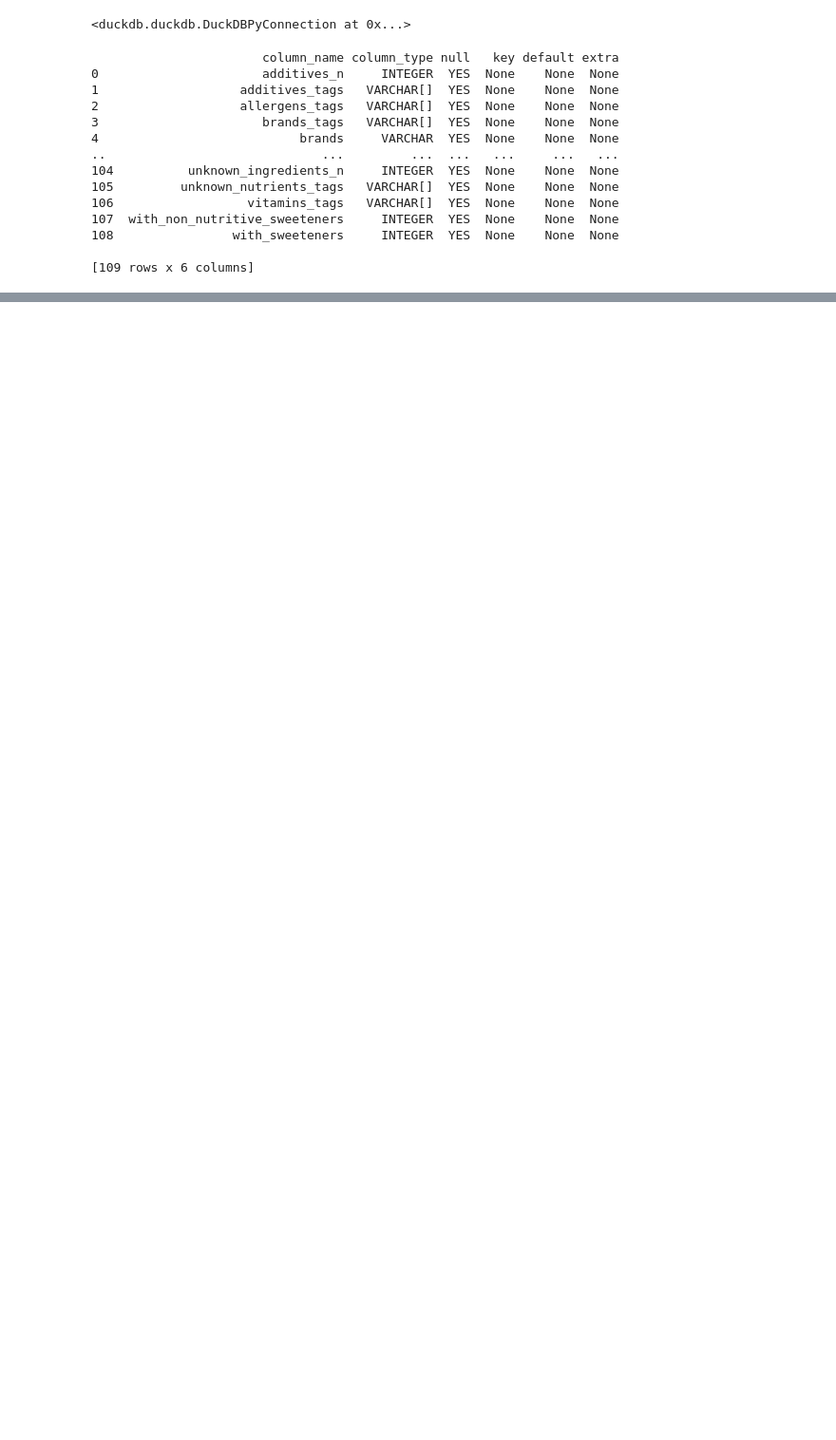
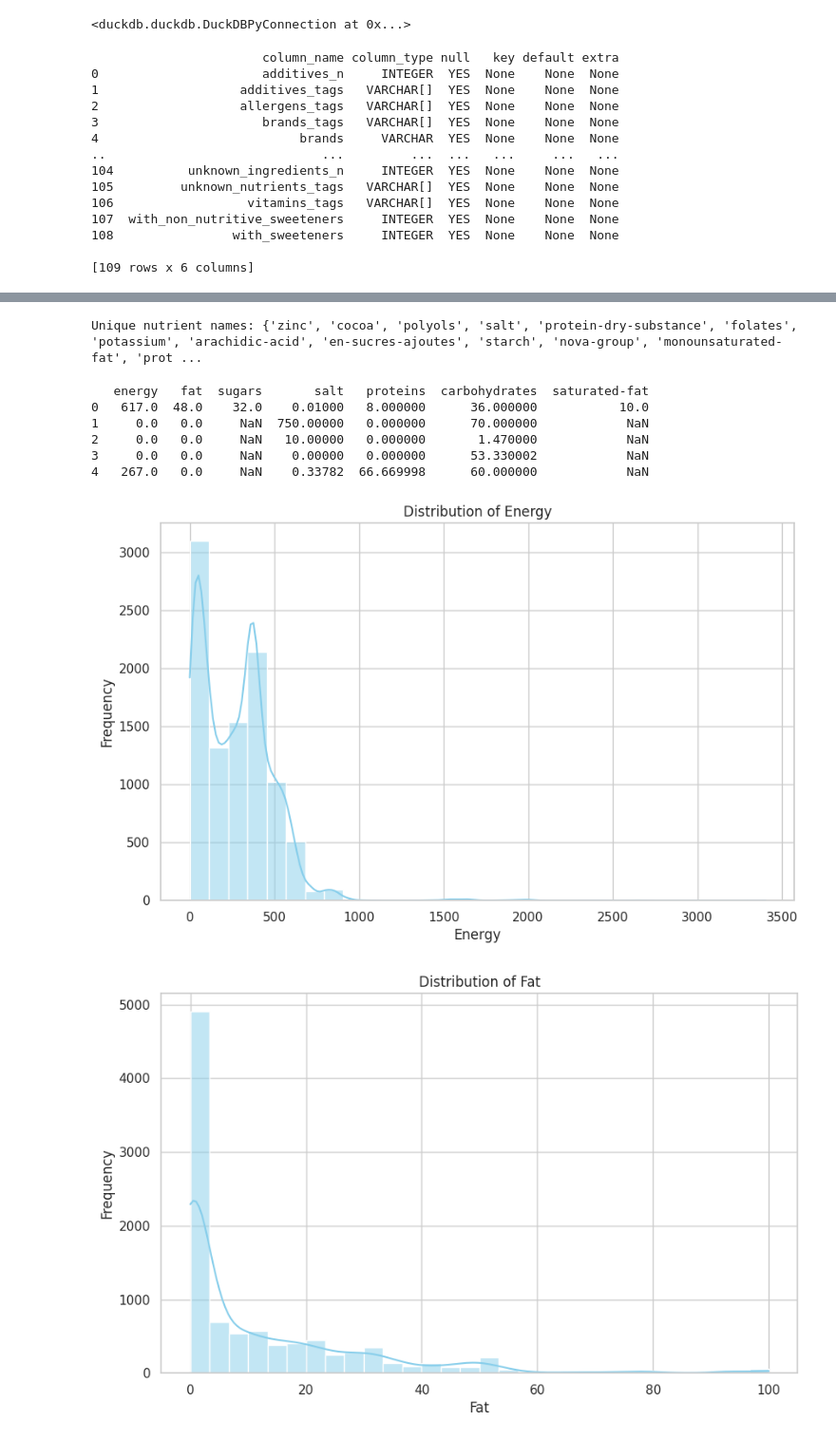
Before and after one commit to souro/FoodDataFusion, a Jupyter notebook: Task1-EDA/EDA.ipynb, the cells around one changed output, grey strips where cells are left out. Shown at 95% size. Cells and saved outputs as stored; diff of their text form; code cells hidden in the pictures; blank space fills up the shorter version.

```diff
--- a/Task1-EDA/EDA.ipynb
+++ b/Task1-EDA/EDA.ipynb
@@ -369,0 +231,49 @@ Name: images, dtype: float64
+# %%
+import numpy as np
+all_nutrient_names = set()
+for nutriments in df['nutriments']:
+    if isinstance(nutriments, (list, np.ndarray)):
+        for item in nutriments:
+            if isinstance(item, dict) and 'name' in item:
+                all_nutrient_names.add(item['name'])
+print(f"Unique nutrient names: {all_nutrient_names}")
+# %% [output]
+Unique nutrient names: {'zinc', 'cocoa', 'polyols', 'salt', 'protein-dry-substance', 'folates', 'potassium', 'arachidic-acid', 'en-sucres-ajoutes', 'starch', 'nova-group', 'monounsaturated-fat', 'prot ...
+# %%
+def extract_nutrient(nutriments, nutrient_name):
+  if isinstance(nutriments, (list, np.ndarray)):
+      for item in nutriments:
+          if isinstance(item, dict) and item.get('name') == nutrient_name:
+              return item.get('value')
+  return None
+
+key_nutrients = ['energy', 'fat', 'sugars', 'salt', 'proteins', 'carbohydrates', 'saturated-fat']
+# %%
+for nutrient in key_nutrients:
+  df[nutrient] = df['nutriments'].apply(lambda x: extract_nutrient(x, nutrient))
+# %%
+print(df[key_nutrients].head())
+# %% [output]
+   energy   fat  sugars       salt   proteins  carbohydrates  saturated-fat
+0   617.0  48.0    32.0    0.01000   8.000000      36.000000           10.0
+1     0.0   0.0     NaN  750.00000   0.000000      70.000000            NaN
+2     0.0   0.0     NaN   10.00000   0.000000       1.470000            NaN
+3     0.0   0.0     NaN    0.00000   0.000000      53.330002            NaN
+4   267.0   0.0     NaN    0.33782  66.669998      60.000000            NaN
+# %%
+import matplotlib.pyplot as plt
+import seaborn as sns
+
+sns.set(style="whitegrid")
+plt.rcParams['figure.figsize'] = (12, 8)
+
+for nutrient in key_nutrients:
+  plt.figure(figsize=(10, 6))
+  sns.histplot(df[nutrient].dropna(), kde=True, bins=30, color='skyblue')
+  plt.title(f'Distribution of {nutrient.capitalize()}')
+  plt.xlabel(f'{nutrient.capitalize()}')
+  plt.ylabel('Frequency')
+  plt.show()
+# %% [output]
+[figure, added]
+[figure, added]
```
Also changed, not shown: parts of 45 cells of this notebook, 1 other file.
